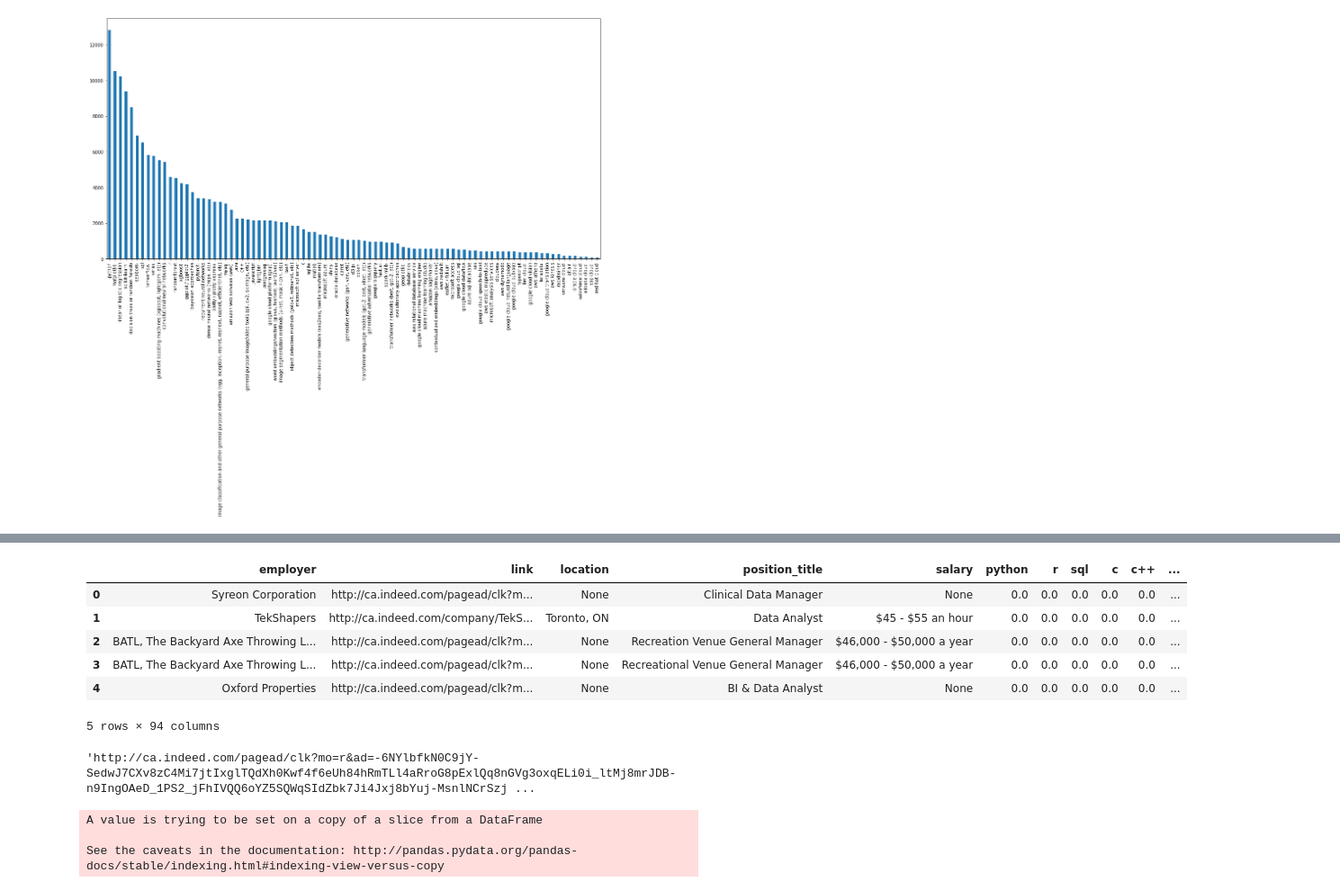
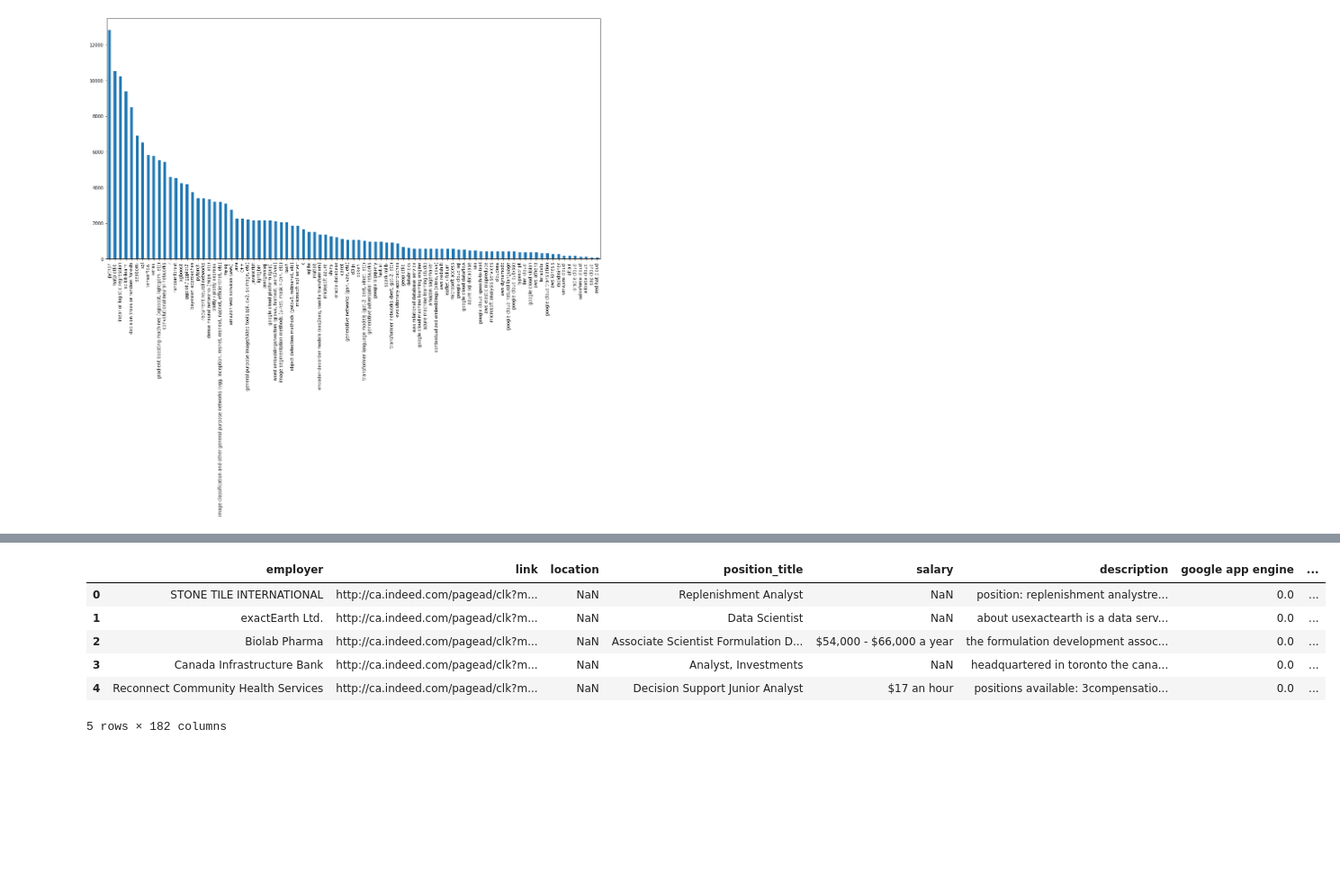
Before and after one commit to atkinssamuel/EdTech, a Jupyter notebook: 1-MIE-curriculum-design/1-MIE-curriculum-design-marie.ipynb, the cells around one changed output, grey strips where cells are left out. Shown: that part at 90% size. Saved outputs shown, nothing was run; the diff lists cells and outputs as text; code cells hidden in the pictures; blank space fills up the shorter version.

```diff
--- a/1-MIE-curriculum-design/1-MIE-curriculum-design-marie.ipynb
+++ b/1-MIE-curriculum-design/1-MIE-curriculum-design-marie.ipynb
@@ -381,0 +422,17 @@ skills = kaggle_skills.columns.values
+# %%
+# Use skills from 2018 kaggle data
+skills_df = pd.read_csv('kaggle_skills_2018.csv')
+skills = skills_df.loc[:, 'Unnamed: 0'].values
+skills = set([skill.strip().lower() for skill in skills])
+skills.remove('other')
+skills.remove('none')
+# %%
+# Read in the indeed job postings details
+job_info = pd.read_csv('indeed_jobs.csv')
+job_info.drop(['Unnamed: 0'], axis=1, inplace=True)
+
+# Drop rows without description
+job_info.replace("", np.nan, inplace=True)
+job_info.dropna(subset = ['description'], inplace=True)
+job_info.reset_index(drop=True, inplace=True)
+job_info.head()
@@ -382,22 +446,15 @@ skills = kaggle_skills.columns.values
 # %%
-
 for skill in skills:
   job_info[skill] = np.zeros(len(job_info))
 
-
+job_info.reset_index(drop=True, inplace=True)
 job_info.head()
 # %% [output]
-|  | employer | link | location | position_title | salary | python | r | sql | c | c++ | ... |
-| 0 | Syreon Corporation | http://ca.indeed.com/pagead/clk?m... | None | Clinical Data Manager | None | 0.0 | 0.0 | 0.0 | 0.0 | 0.0 | ... |
-| 1 | TekShapers | http://ca.indeed.com/company/TekS... | Toronto, ON | Data Analyst | $45 - $55 an hour | 0.0 | 0.0 | 0.0 | 0.0 | 0.0 | ... |
-| 2 | BATL, The Backyard Axe Throwing L... | http://ca.indeed.com/pagead/clk?m... | None | Recreation Venue General Manager | $46,000 - $50,000 a year | 0.0 | 0.0 | 0.0 | 0.0 | 0.0 | ... |
-| 3 | BATL, The Backyard Axe Throwing L... | http://ca.indeed.com/pagead/clk?m... | None | Recreational Venue General Manager | $46,000 - $50,000 a year | 0.0 | 0.0 | 0.0 | 0.0 | 0.0 | ... |
-| 4 | Oxford Properties | http://ca.indeed.com/pagead/clk?m... | None | BI & Data Analyst | None | 0.0 | 0.0 | 0.0 | 0.0 | 0.0 | ... |
+|  | employer | link | location | position_title | salary | description | google app engine | ... |
+| 0 | STONE TILE INTERNATIONAL | http://ca.indeed.com/pagead/clk?m... | NaN | Replenishment Analyst | NaN | position: replenishment analystre... | 0.0 | ... |
+| 1 | exactEarth Ltd. | http://ca.indeed.com/pagead/clk?m... | NaN | Data Scientist | NaN | about usexactearth is a data serv... | 0.0 | ... |
+| 2 | Biolab Pharma | http://ca.indeed.com/pagead/clk?m... | NaN | Associate Scientist Formulation D... | $54,000 - $66,000 a year | the formulation development assoc... | 0.0 | ... |
+| 3 | Canada Infrastructure Bank | http://ca.indeed.com/pagead/clk?m... | NaN | Analyst, Investments | NaN | headquartered in toronto the cana... | 0.0 | ... |
+| 4 | Reconnect Community Health Services | http://ca.indeed.com/pagead/clk?m... | NaN | Decision Support Junior Analyst | $17 an hour | positions available: 3compensatio... | 0.0 | ... |
-5 rows × 94 columns
+5 rows × 182 columns
-# %%
-#job_info.reset_index(drop=True, inplace=True)
-job_info.iloc[0,1] # Same as: job_info.loc[1, 'link']
-job_info.loc[0, 'link']
-# %% [output]
-'http://ca.indeed.com/pagead/clk?mo=r&ad=-6NYlbfkN0C9jY-SedwJ7CXv8zC4Mi7jtIxglTQdXh0Kwf4f6eUh84hRmTLl4aRroG8pExlQq8nGVg3oxqELi0i_ltMj8mrJDB-n9IngOAeD_1PS2_jFhIVQQ6oYZ5SQWqSIdZbk7Ji4Jxj8bYuj-MsnlNCrSzj ...
 # %%
@@ -430,6 +474,0 @@ def get_job_details():
-# %%
-get_job_details()
-# %% [output]
-A value is trying to be set on a copy of a slice from a DataFrame
-
-See the caveats in the documentation: http://pandas.pydata.org/pandas-docs/stable/indexing.html#indexing-view-versus-copy
```
Also changed, not shown: parts of 31 cells of this notebook, 2 other files.
